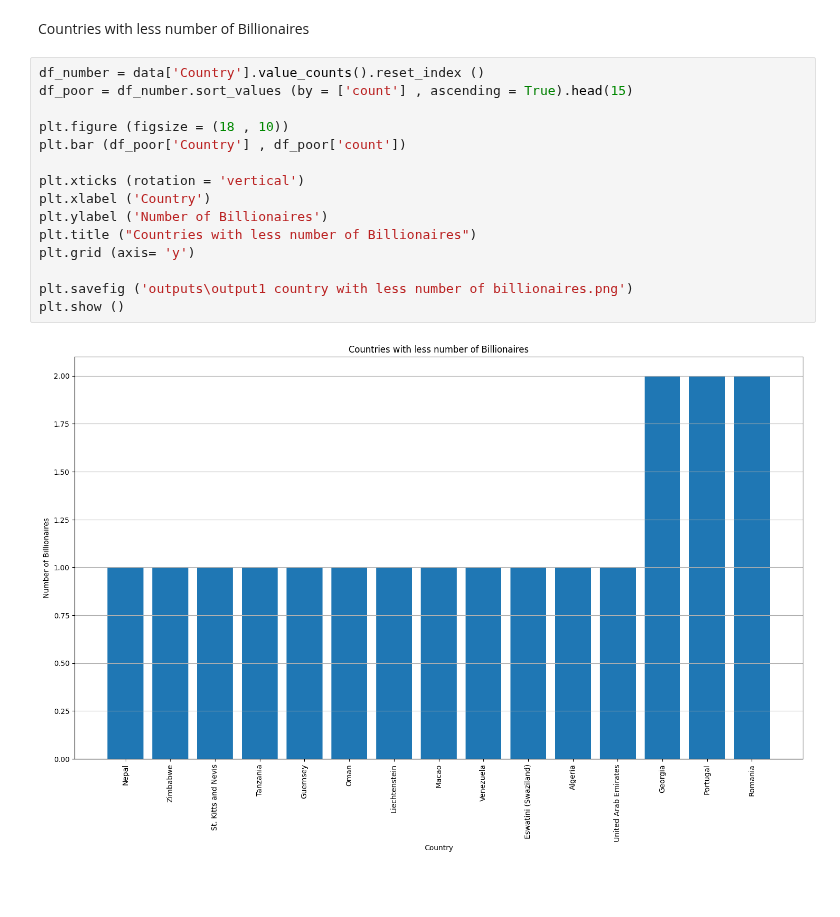
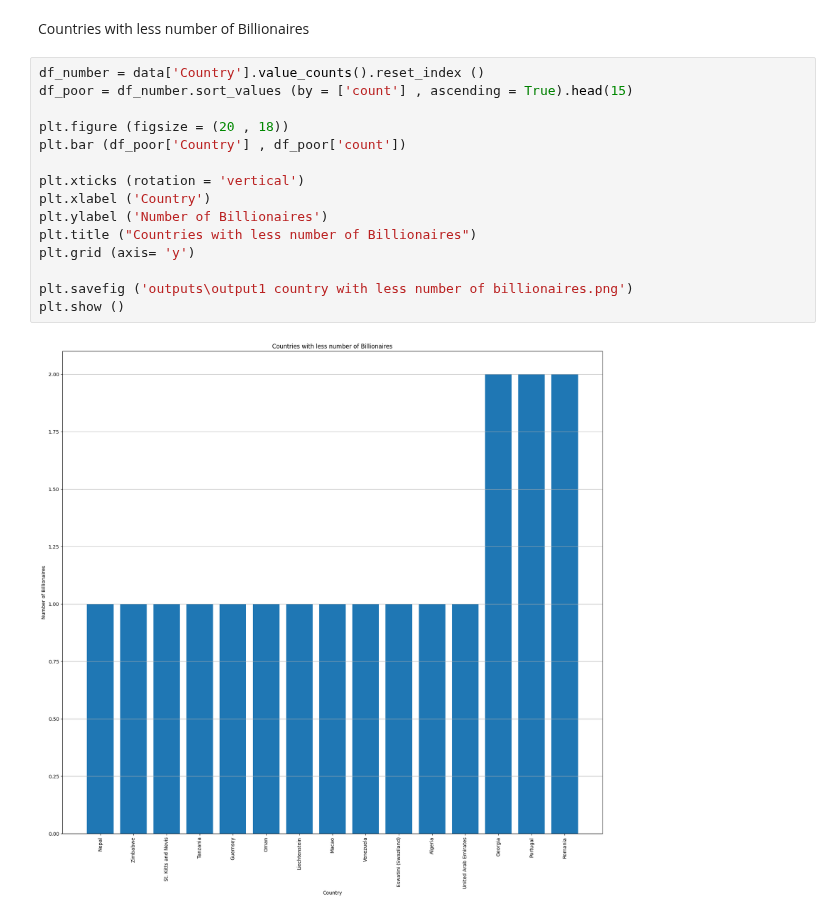
Before and after one commit to TaRa1999R/Data_Science, a Jupyter notebook: assignment40/1-billionaires.ipynb, the cells around one changed output. Drawn from its saved outputs; the diff is of its cells as text; blank space fills up the shorter version.

```diff
--- a/assignment40/1-billionaires.ipynb
+++ b/assignment40/1-billionaires.ipynb
@@ -97,17 +97,17 @@ Countries with less number of Billionaires
 # %%
 df_number = data['Country'].value_counts().reset_index ()
 df_poor = df_number.sort_values (by = ['count'] , ascending = True).head(15)
 
-plt.figure (figsize = (18 , 10))
+plt.figure (figsize = (20 , 18))
 plt.bar (df_poor['Country'] , df_poor['count'])
 
 plt.xticks (rotation = 'vertical')
 plt.xlabel ('Country')
 plt.ylabel ('Number of Billionaires')
 plt.title ("Countries with less number of Billionaires")
 plt.grid (axis= 'y')
 
 plt.savefig ('outputs\output1 country with less number of billionaires.png')
 plt.show ()
 # %% [output]
-[figure, old version]
+[figure, new version]
```
Also changed, not shown: parts of 1 cell of this notebook, 3 other files.
